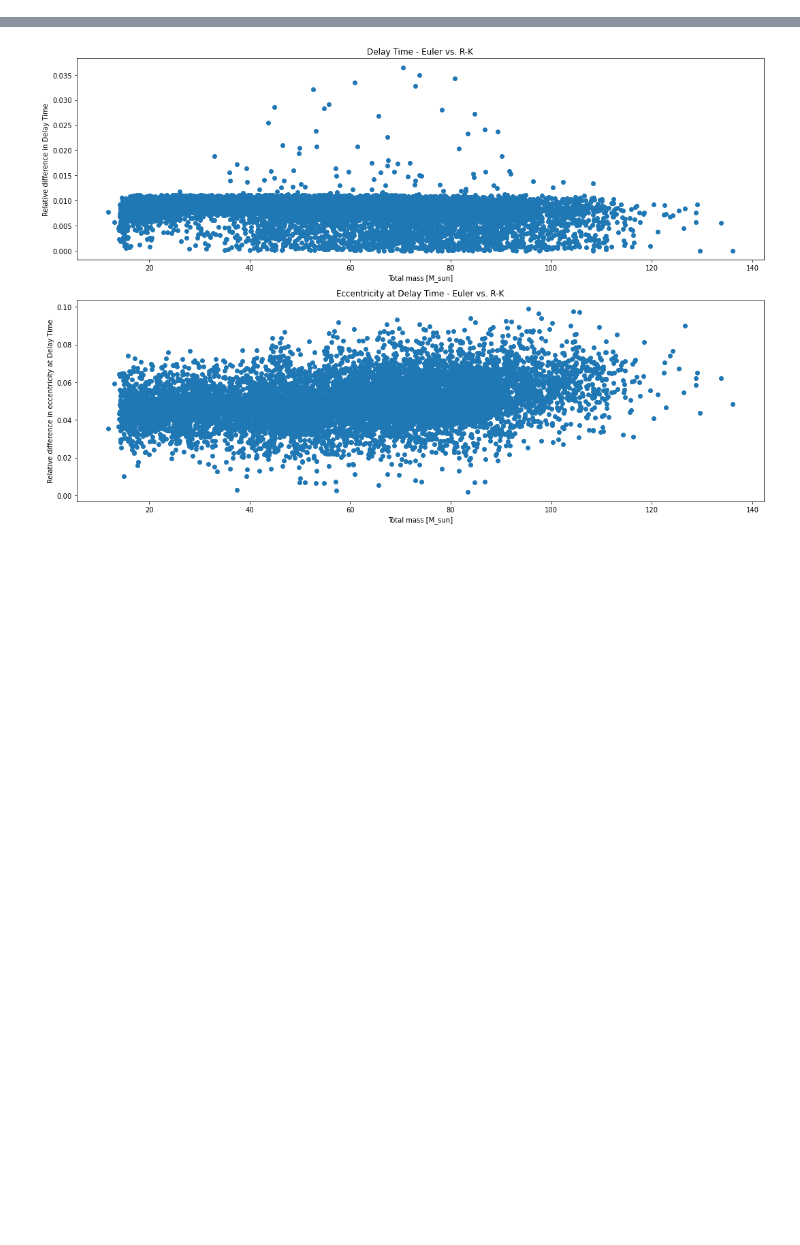
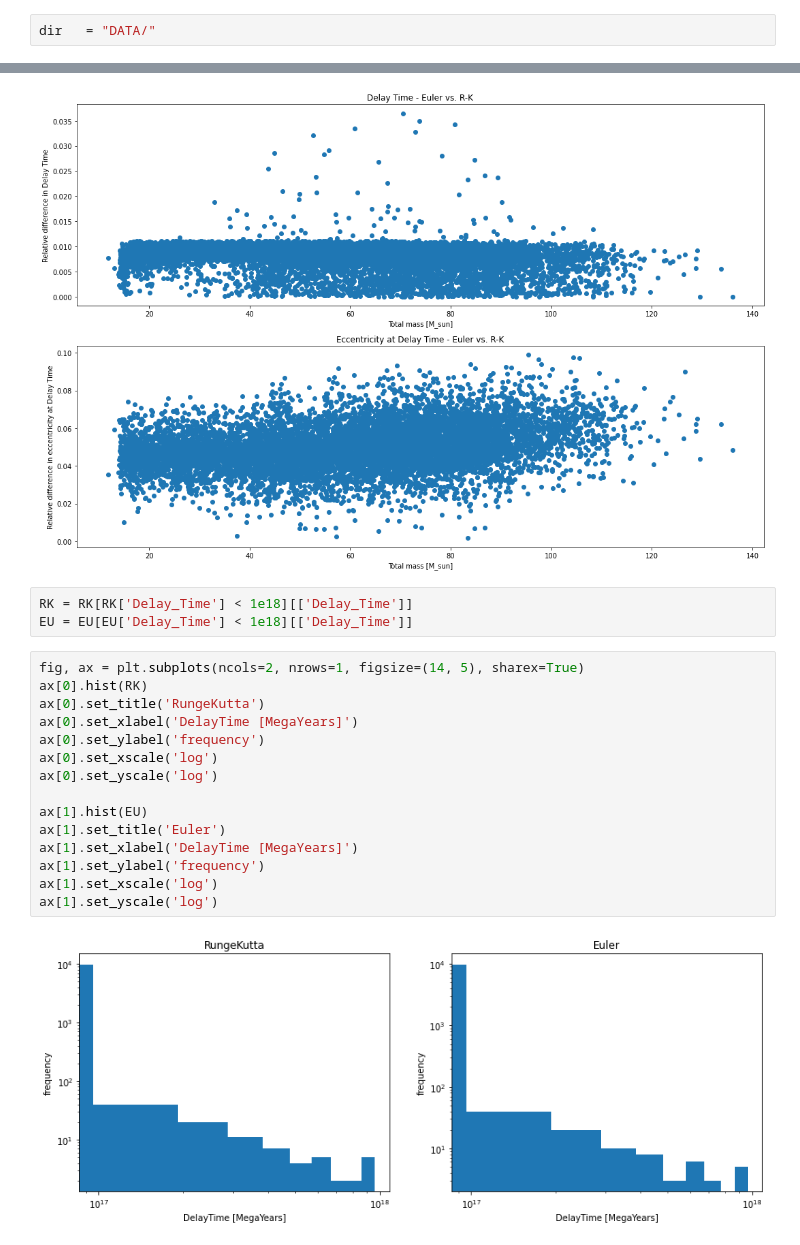
Before and after one commit to Bahadoram/Delay-Time-Dist.-of-Compact-Binary-Objects, a Jupyter notebook: integration.ipynb, the cells around one changed output, grey strips where cells are left out. Drawn from its saved outputs; the diff is of its cells as text; blank space fills up the shorter version.

Commit message:
RungeKutta vs Euler Analysis

```diff
--- a/integration.ipynb
+++ b/integration.ipynb
@@ -478,4 +487,6 @@ TOT
 10000 rows × 27 columns
 # %% [markdown]
 ### Comparison
+# %%
+dir   = "DATA/"
 # %%
@@ -499,3 +510,23 @@ plt.show
 # %% [output]
 <function matplotlib.pyplot.show(close=None, block=None)>
 [figure]
+# %%
+RK = RK[RK['Delay_Time'] < 1e18][['Delay_Time']]
+EU = EU[EU['Delay_Time'] < 1e18][['Delay_Time']]
+# %%
+fig, ax = plt.subplots(ncols=2, nrows=1, figsize=(14, 5), sharex=True)
+ax[0].hist(RK)
+ax[0].set_title('RungeKutta')
+ax[0].set_xlabel('DelayTime [MegaYears]')
+ax[0].set_ylabel('frequency')
+ax[0].set_xscale('log')
+ax[0].set_yscale('log')
+
+ax[1].hist(EU)
+ax[1].set_title('Euler')
+ax[1].set_xlabel('DelayTime [MegaYears]')
+ax[1].set_ylabel('frequency')
+ax[1].set_xscale('log')
+ax[1].set_yscale('log')
+# %% [output]
+[figure, added]
```
Also changed, not shown: parts of 13 cells of this notebook, 1 other file.
